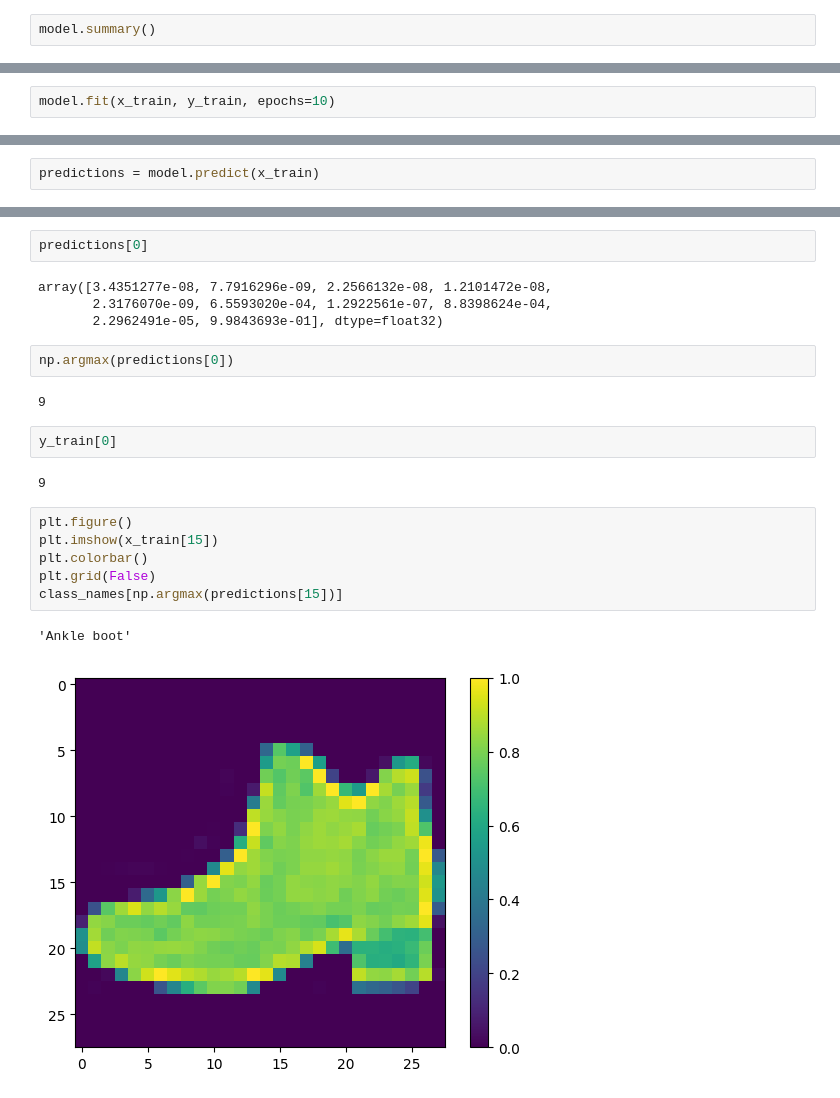
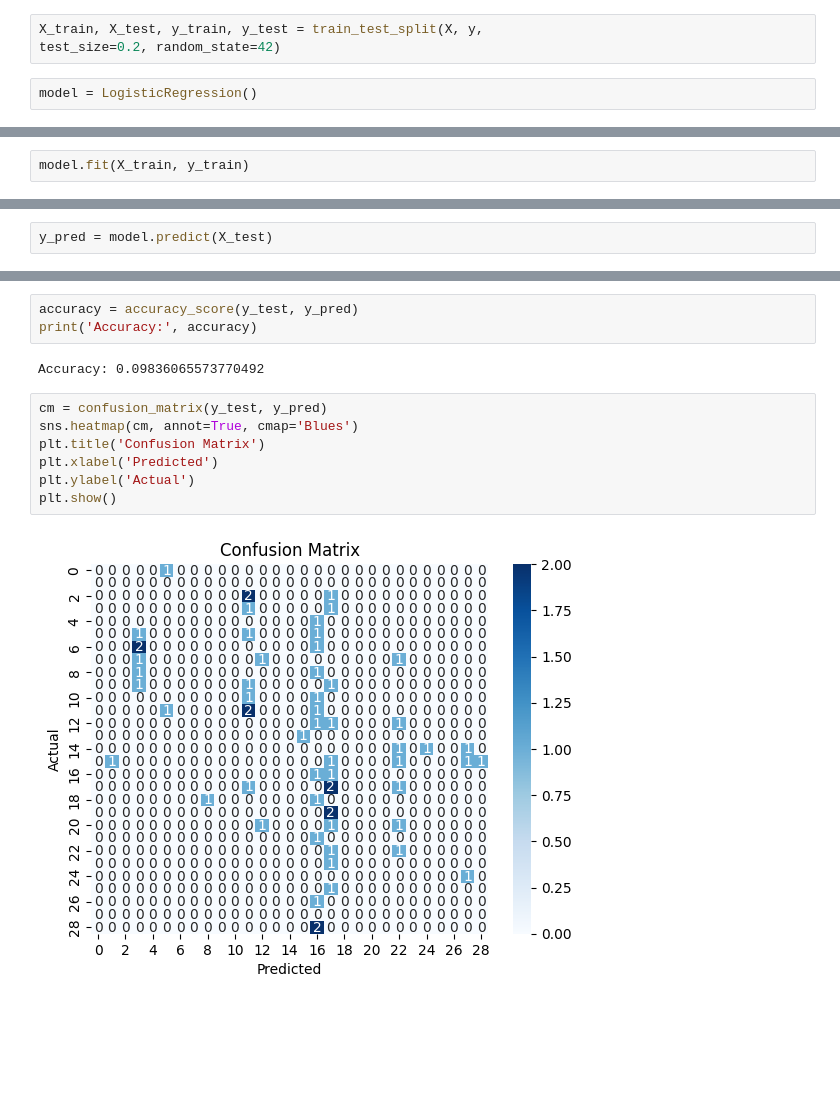
Before and after one commit to Velion05/Vel, a Jupyter notebook: Копия_блокнота_"Untitled0_ipynb".ipynb, the cells around one changed output, grey strips where cells are left out. Drawn from its saved outputs; the diff is of its cells as text; blank space fills up the shorter version.

```diff
--- a/Копия_блокнота_"Untitled0_ipynb".ipynb
+++ b/Копия_блокнота_"Untitled0_ipynb".ipynb
@@ -74,2 +40,5 @@ model.compile(optimizer=tf.keras.optimizers.SGD(), loss='sparse_categorical_cros
+# %%
+X_train, X_test, y_train, y_test = train_test_split(X, y,
+test_size=0.2, random_state=42)
 # %%
-model.summary()
+model = LogisticRegression()
@@ -92,3 +45,3 @@ _________________________________________________________________
 # %%
-model.fit(x_train, y_train, epochs=10)
+model.fit(X_train, y_train)
 # %% [output]
@@ -122,2 +56,2 @@ Test accuracy: 0.8518999814987183
 # %%
-predictions = model.predict(x_train)
+y_pred = model.predict(X_test)
@@ -126,23 +58,14 @@ predictions = model.predict(x_train)
-# %%
-predictions[0]
-# %% [output]
-array([3.4351277e-08, 7.7916296e-09, 2.2566132e-08, 1.2101472e-08,
-       2.3176070e-09, 6.5593020e-04, 1.2922561e-07, 8.8398624e-04,
-       2.2962491e-05, 9.9843693e-01], dtype=float32)
-# %%
-np.argmax(predictions[0])
-# %% [output]
-9
-# %%
-y_train[0]
-# %% [output]
-9
-# %%
-plt.figure()
-plt.imshow(x_train[15])
-plt.colorbar()
-plt.grid(False)
-class_names[np.argmax(predictions[15])]
-# %% [output]
-'Ankle boot'
-[figure, removed]
+# %%
+accuracy = accuracy_score(y_test, y_pred)
+print('Accuracy:', accuracy)
+# %% [output]
+Accuracy: 0.09836065573770492
+# %%
+cm = confusion_matrix(y_test, y_pred)
+sns.heatmap(cm, annot=True, cmap='Blues')
+plt.title('Confusion Matrix')
+plt.xlabel('Predicted')
+plt.ylabel('Actual')
+plt.show()
+# %% [output]
+[figure, added]
```
Also changed, not shown: parts of 21 cells of this notebook.
